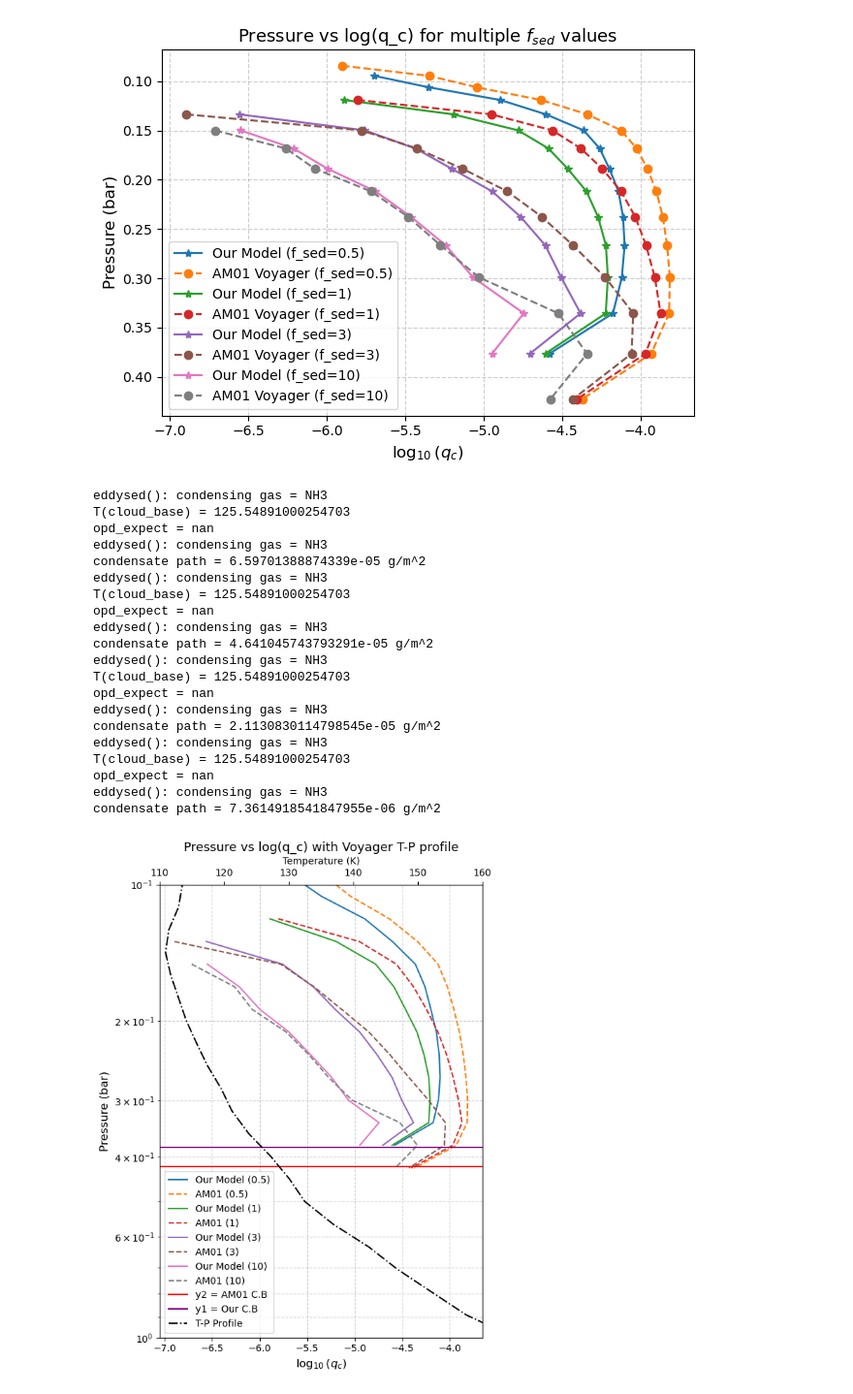
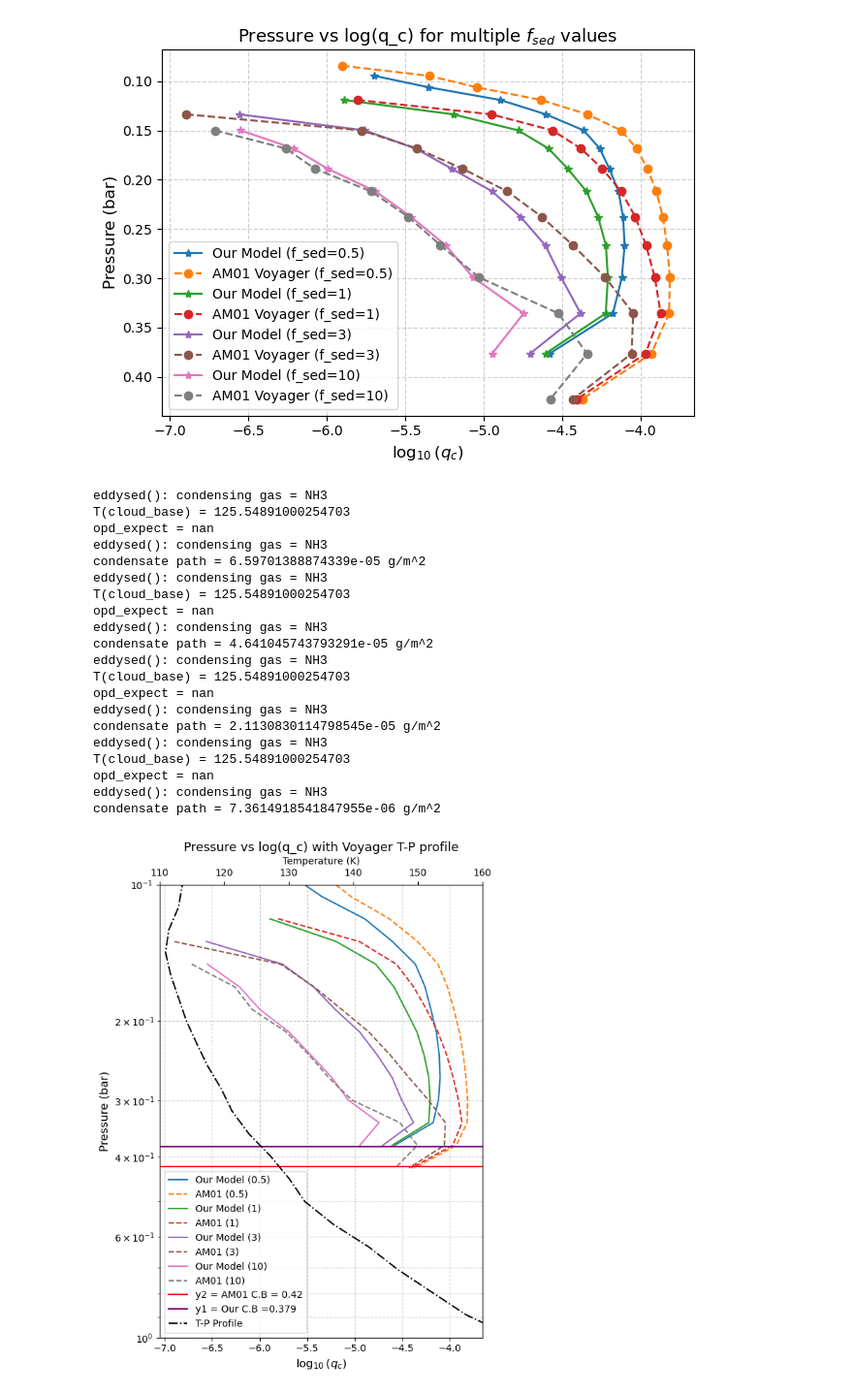
Before and after one commit to soumi-mandal1903/cloud_model, a Jupyter notebook: jupyter/new_eddysed.ipynb, the cells around one changed output. Shown at 97% size. Cells and saved outputs as stored; diff of their text form; code cells hidden in the pictures.

```diff
--- a/jupyter/new_eddysed.ipynb
+++ b/jupyter/new_eddysed.ipynb
@@ -1666,35 +1667,35 @@ ax1.set_xlabel(r"$\log_{10}(q_c)$", fontsize=12)
 ax1.set_ylabel("Pressure (bar)", fontsize=12)
 ax1.set_title("Pressure vs log(q_c) with Voyager T-P profile", fontsize=13)
 ax1.grid(True, which='both', linestyle='--', alpha=0.6)
-ax1.axhline(y=0.42, color='red', linestyle='-', lw=1.5, label="y2 = AM01 C.B")
-ax1.axhline(y=0.38, color='purple', linestyle='-', lw=1.5, label="y1 = Our C.B")
+ax1.axhline(y=0.42, color='red', linestyle='-', lw=1.5, label="y2 = AM01 C.B = 0.42")
+ax1.axhline(y=0.379, color='purple', linestyle='-', lw=1.5, label="y1 = Our C.B =0.379")
 ax1.set_ylim(1, 0.1)
 # Combine legends (for both axes)
 lines1, labels1 = ax1.get_legend_handles_labels()
 lines2, labels2 = ax2.get_legend_handles_labels()
 ax1.legend(lines1 + lines2, labels1 + labels2, loc="lower left")
 
 plt.tight_layout()
 plt.show()
 # %% [output]
 eddysed(): condensing gas = NH3
 T(cloud_base) = 125.54891000254703
 opd_expect = nan
 eddysed(): condensing gas = NH3
 condensate path = 6.59701388874339e-05 g/m^2
 eddysed(): condensing gas = NH3
 T(cloud_base) = 125.54891000254703
 opd_expect = nan
 eddysed(): condensing gas = NH3
 condensate path = 4.641045743793291e-05 g/m^2
 eddysed(): condensing gas = NH3
 T(cloud_base) = 125.54891000254703
 opd_expect = nan
 eddysed(): condensing gas = NH3
 condensate path = 2.1130830114798545e-05 g/m^2
 eddysed(): condensing gas = NH3
 T(cloud_base) = 125.54891000254703
 opd_expect = nan
 eddysed(): condensing gas = NH3
 condensate path = 7.3614918541847955e-06 g/m^2
-[figure, old version]
+[figure, new version]
```
Also changed, not shown: parts of 2 cells of this notebook.
